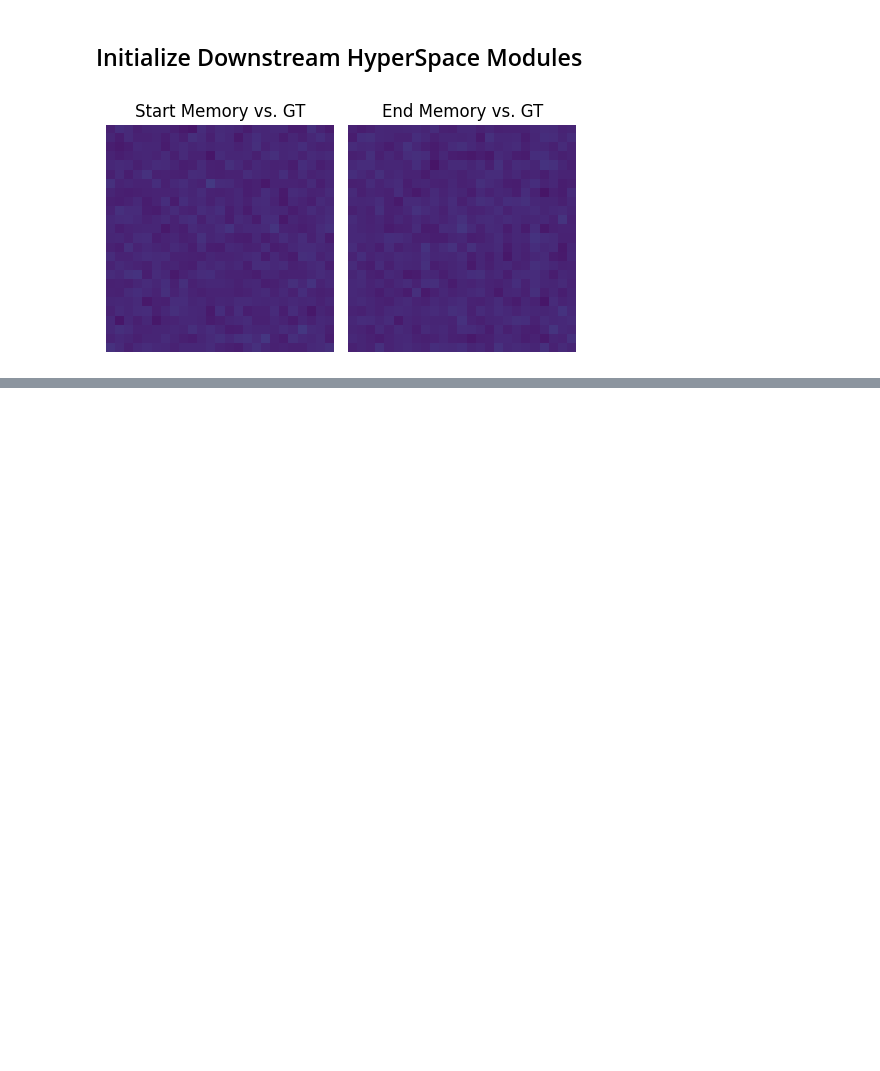
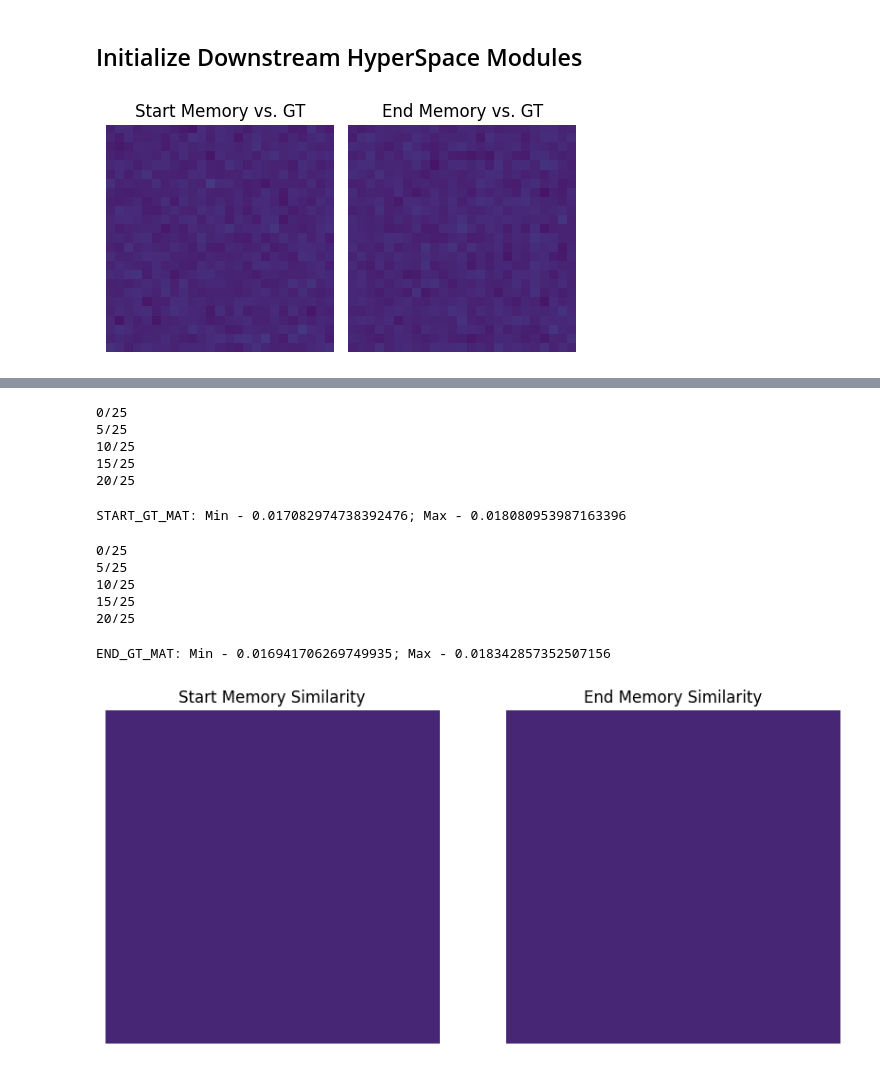
Before and after one commit to Parsa-Research-Laboratory/HyperSpace, a Jupyter notebook: experiments/development/2d_map_static.ipynb, the cells around one changed output, grey strips where cells are left out. Saved outputs shown, nothing was run; the diff lists cells and outputs as text; code cells hidden in the pictures; blank space fills up the shorter version.

Commit message:
adding similarity plot of start and end memories with all possible bindings

```diff
--- a/experiments/development/2d_map_static.ipynb
+++ b/experiments/development/2d_map_static.ipynb
@@ -717,0 +717,80 @@ plt.show()
+# %%
+# -----------------------------------------------------------------------------
+# compare the memory vectors against all possible position and value encodings
+# -----------------------------------------------------------------------------
+N = int(np.sqrt(X_start_cost.shape[0]))
+
+gt_points = np.arange(np.min(start_costmap), np.max(start_costmap), 0.1)
+gt_points = torch.from_numpy(gt_points).unsqueeze(-1)
+Y_gt_vectors, _ = backend.value_encoding(gt_points)
+div = 4
+Y_N_START: int = int(Y_gt_vectors.shape[0] / div)
+
+START_GT_MAT = np.zeros((N, N))
+
+for i in range(N):
+    if i % 5 == 0:
+        print(f"{i}/{N}")
+    for j in range(N):
+        pv_idx = i * N + j
+        pv = X_vectors["X_start_cost_vectors"][pv_idx]
+        for k in range(Y_N_START):
+            b, _ = backend.bind(pv, Y_gt_vectors[k * div])
+            s, _ = backend.similarity(b, start_memory)
+            START_GT_MAT[i, j] += s
+
+START_GT_MAT /= Y_N_START
+# %% [output]
+0/25
+5/25
+10/25
+15/25
+20/25
+# %%
+print(f"START_GT_MAT: Min - {np.min(START_GT_MAT)}; Max - {np.max(START_GT_MAT)}")
+# %% [output]
+START_GT_MAT: Min - 0.017082974738392476; Max - 0.018080953987163396
+# %%
+gt_points = np.arange(np.min(end_costmap), np.max(end_costmap), 0.1)
+gt_points = torch.from_numpy(gt_points).unsqueeze(-1)
+Y_gt_vectors, _ = backend.value_encoding(gt_points)
+Y_N_END: int = int(Y_gt_vectors.shape[0] / div)
+
+END_GT_MAT = np.zeros((N, N))
+
+for i in range(N):
+    if i % 5 == 0:
+        print(f"{i}/{N}")
+    for j in range(N):
+        pv_idx = i * N + j
+        pv = X_vectors["X_start_cost_vectors"][pv_idx]
+        for k in range(Y_N_END):
+            b, _ = backend.bind(pv, Y_gt_vectors[k * div])
+            s, _ = backend.similarity(b, start_memory)
+            END_GT_MAT[i, j] += s
+
+END_GT_MAT /= Y_N_END
+# %% [output]
+0/25
+5/25
+10/25
+15/25
+20/25
+# %%
+print(f"END_GT_MAT: Min - {np.min(END_GT_MAT)}; Max - {np.max(END_GT_MAT)}")
+# %% [output]
+END_GT_MAT: Min - 0.016941706269749935; Max - 0.018342857352507156
+# %%
+fig, axs = plt.subplots(1, 2, figsize=(10, 5))
+
+axs[0].set_title("Start Memory Similarity")
+axs[0].imshow(START_GT_MAT, vmin=-0.1, vmax=1.0)
+axs[0].axis('off')
+
+axs[1].set_title("End Memory Similarity")
+axs[1].imshow(END_GT_MAT, vmin=-0.1, vmax=1.0)
+axs[1].axis('off')
+
+plt.show()
+# %% [output]
+[figure, added]
```
Also changed, not shown: parts of 1 cell of this notebook.
